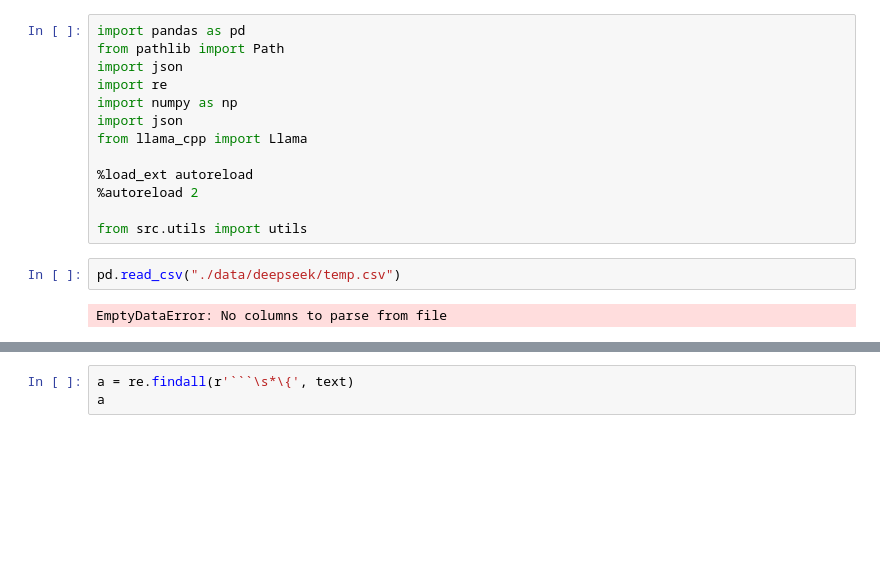
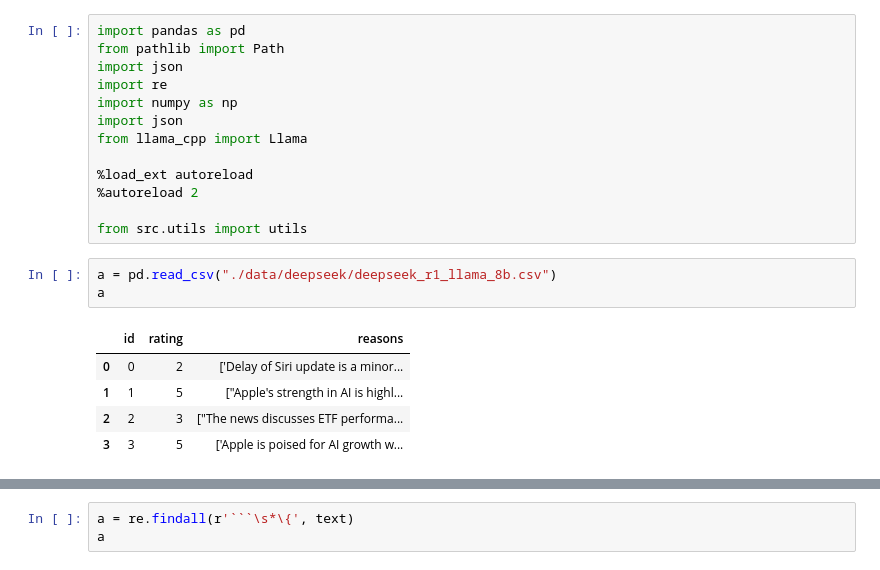
Before and after one commit to CKAbundant/localllm, a Jupyter notebook: test.ipynb, the cells around one changed output, grey strips where cells are left out. Cells and saved outputs as stored; diff of their text form; blank space fills up the shorter version.

```diff
--- a/test.ipynb
+++ b/test.ipynb
@@ -12,6 +12,11 @@ from llama_cpp import Llama
 
 from src.utils import utils
 # %%
-pd.read_csv("./data/deepseek/temp.csv")
+a = pd.read_csv("./data/deepseek/deepseek_r1_llama_8b.csv")
+a
 # %% [output]
-EmptyDataError: No columns to parse from file
+|  | id | rating | reasons |
+| 0 | 0 | 2 | ['Delay of Siri update is a minor... |
+| 1 | 1 | 5 | ["Apple's strength in AI is highl... |
+| 2 | 2 | 3 | ["The news discusses ETF performa... |
+| 3 | 3 | 5 | ['Apple is poised for AI growth w... |
```
Also changed, not shown: parts of 10 cells of this notebook, 4 other files.
